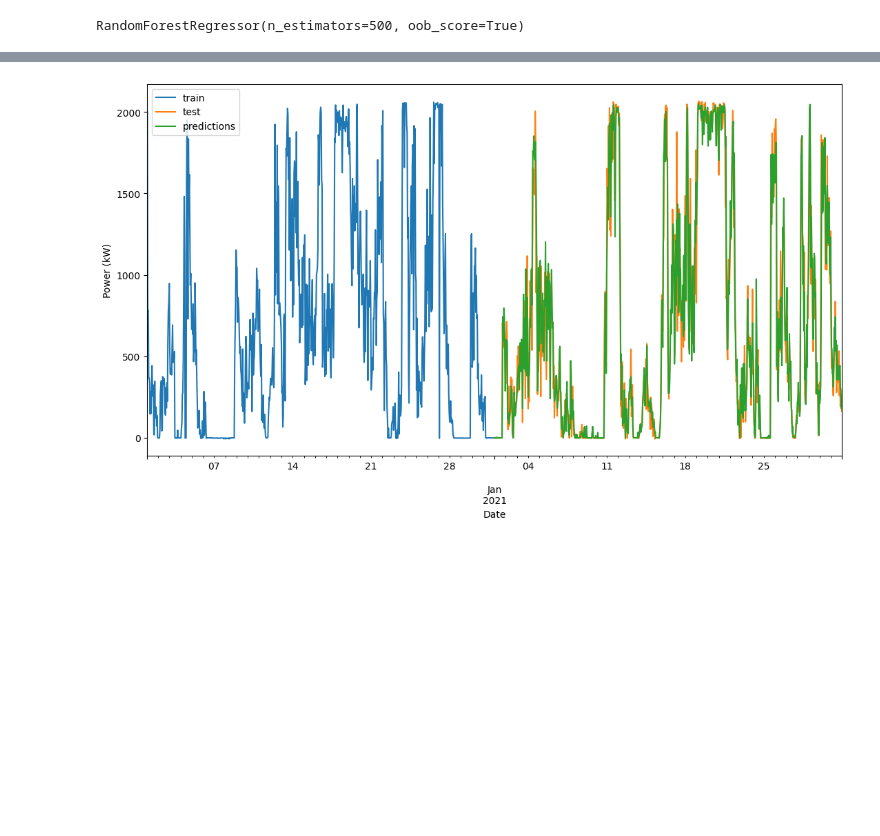
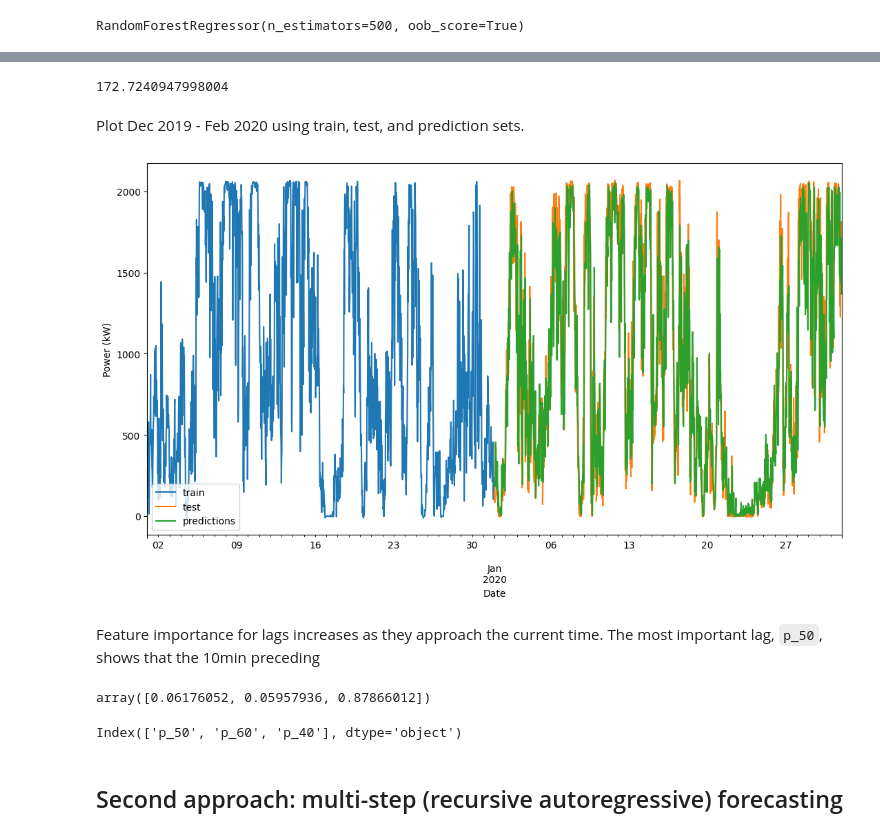
Before and after one commit to camirmas/REStats, a Jupyter notebook: REStats/REStats.ipynb, the cells around one changed output, grey strips where cells are left out. Drawn from its saved outputs; the diff is of its cells as text; code cells hidden in the pictures; blank space fills up the shorter version.

Commit message:
Add single step + multi-step models

```diff
--- a/REStats/REStats.ipynb
+++ b/REStats/REStats.ipynb
@@ -13,5 +28,5 @@ cmap = mpl.colormaps['tab10']
 # %%
-# DATA_DIRS = ['../data/Kelmarsh_SCADA_2020/', '../data/Kelmarsh/SCADA_2021']
+# DATA_DIRS = ['../data/Kelmarsh_SCADA_2019/', '../data/Kelmarsh/SCADA_2020']
 
 # FNAMES = [
 #     "Turbine_Data_Kelmarsh_1_2020-01-01_-_2021-01-01_228.csv",
@@ -30,10 +45,10 @@ cmap = mpl.colormaps['tab10']
 #     wt = pd.read_csv(fname, header=9)
 #     turbines.append(wt)
 
+wt_2019 = pd.read_csv("../data/Kelmarsh_SCADA_2019/Turbine_Data_Kelmarsh_1_2019-01-01_-_2020-01-01_228.csv", header=9)
 wt_2020 = pd.read_csv("../data/Kelmarsh_SCADA_2020/Turbine_Data_Kelmarsh_1_2020-01-01_-_2021-01-01_228.csv", header=9)
-wt_2021 = pd.read_csv("../data/Kelmarsh_SCADA_2021/Turbine_Data_Kelmarsh_1_2021-01-01_-_2021-07-01_228.csv", header=9)
 
-wt_raw = pd.concat([wt_2020, wt_2021])
+wt_raw = pd.concat([wt_2019, wt_2020])
 # %%
 wt_raw.columns[wt_raw.columns.str.contains("power")]
 # %% [output]
@@ -173,20 +245,20 @@ Date
 Freq: 10T, Name: Power, dtype: float64
 # %%
-period = wt.index.to_series().asfreq("H")[1:]
+period = wt.index.to_series().asfreq("30T")[2:]
 
-LAG = 6
+LAG = 3
 
-X = np.zeros((len(period), 6))
+X = np.zeros((len(period), LAG))
 y = np.zeros(len(period))
 
-current = LAG
+current = 6
 
 for i, row in enumerate(X):
-    X[i, :] = data[current-LAG:current]
+    X[i, :LAG] = data[current-6:current-LAG]
     y[i] = data[current]
-    current += LAG
+    current += 3
 
-columns = [f"p_{i}0" for i in range(LAG)]
+columns = [f"p_{6-i}0" for i in range(LAG)]
 
 X = pd.DataFrame(X, index=period, columns=columns)
 y = pd.Series(y, index=period)
@@ -202,10 +290,10 @@ np.array_equal(X.iloc[0, :], data[:6])
 # %% [output]
 True
 # %%
-X_train = X[X.index < "2021-01-01"]
-X_test = X[(X.index >= "2021-01-01")] #& (X.index < "2021-01-02")]
-y_train = y[y.index < "2021-01-01"]
-y_test = y[(X.index >= "2021-01-01")] #& (X.index < "2021-01-02")]
+X_train = X[X.index < "2020-01-01"]
+X_test = X[(X.index >= "2020-01-01")]
+y_train = y[y.index < "2020-01-01"]
+y_test = y[(X.index >= "2020-01-01")]
 # %%
 X_train
 # %% [output]
@@ -279,9 +374,29 @@ mean_squared_error(y_true=y_test, y_pred=predictions, squared=False)
+# %%
+# MAE
+np.mean(abs(y_test-predictions))
+# %% [output]
+172.7240947998004
+# %% [markdown]
+Plot Dec 2019 - Feb 2020 using train, test, and prediction sets.
 # %%
 fig, ax = plt.subplots(figsize=(13, 7))
-y_train[(y_train.index > "12-01-2020") & (y_train.index <= "02-01-2021")].plot(ax=ax, label="train")
-y_test[y_test.index < "02-01-2021"].plot(ax=ax, label="test")
-predictions[predictions.index < "02-01-2021"].plot(ax=ax, label="predictions")
+y_train[(y_train.index > "12-01-2019") & (y_train.index <= "12-01-2020")].plot(ax=ax, label="train")
+y_test[y_test.index < "02-01-2020"].plot(ax=ax, label="test")
+predictions[predictions.index < "02-01-2020"].plot(ax=ax, label="predictions")
 ax.set_ylabel("Power (kW)")
 ax.legend();
 # %% [output]
-[figure, old version]
+[figure, new version]
+# %% [markdown]
+Feature importance for lags increases as they approach the current time. The most important lag, `p_50`, shows that the 10min preceding
+# %%
+rf.feature_importances_
+# %% [output]
+array([0.06176052, 0.05957936, 0.87866012])
+# %%
+feature_sort = np.argsort(rf.feature_importances_)
+X.columns[feature_sort]
+# %% [output]
+Index(['p_50', 'p_60', 'p_40'], dtype='object')
+# %% [markdown]
+## Second approach: multi-step (recursive autoregressive) forecasting
```
Also changed, not shown: parts of 44 cells of this notebook, 1 other file.
